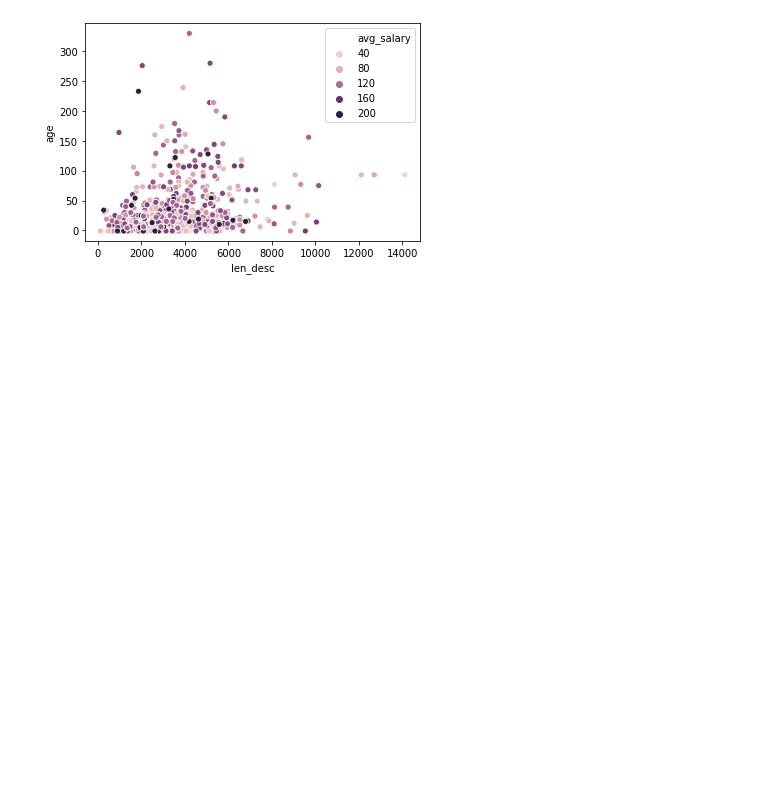
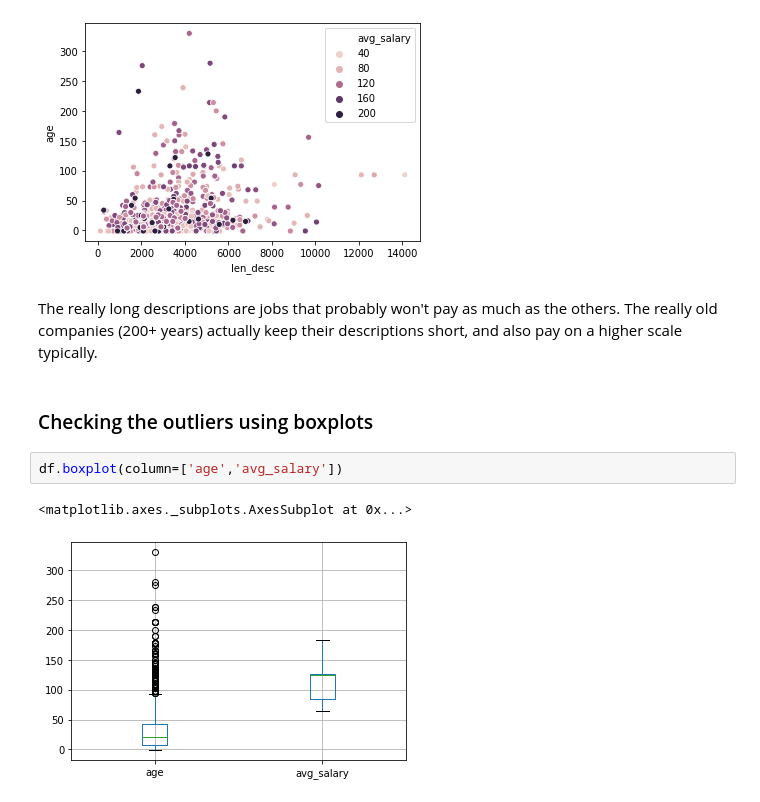
Before and after one commit to JaykumarDagli/DS-Salary, a Jupyter notebook: DataAnalysis.ipynb, the cells around one changed output. Saved outputs shown, nothing was run; the diff lists cells and outputs as text; blank space fills up the shorter version.

```diff
--- a/DataAnalysis.ipynb
+++ b/DataAnalysis.ipynb
@@ -77,3 +93,13 @@ sns.scatterplot(x=df.len_desc,y=df.age,hue=df.avg_salary)
 # %% [output]
 <matplotlib.axes._subplots.AxesSubplot at 0x...>
 [figure]
+# %% [markdown]
+The really long descriptions are jobs that probably won't pay as much as the others.
+The really old companies (200+ years) actually keep their descriptions short, and also pay on a higher scale typically.
+# %% [markdown]
+### Checking the outliers using boxplots
+# %%
+df.boxplot(column=['age','avg_salary'])
+# %% [output]
+<matplotlib.axes._subplots.AxesSubplot at 0x...>
+[figure, added]
```
Also changed, not shown: parts of 29 cells of this notebook.
